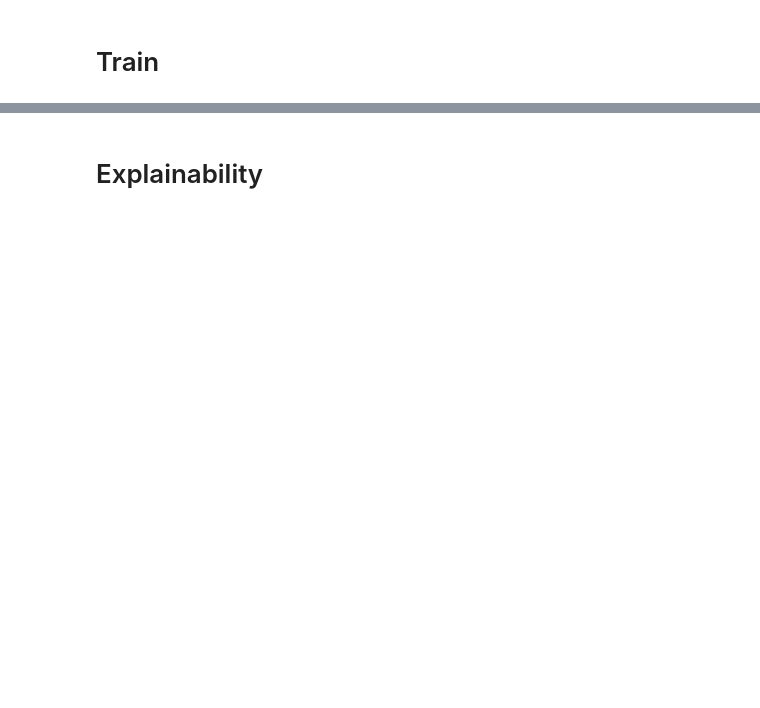
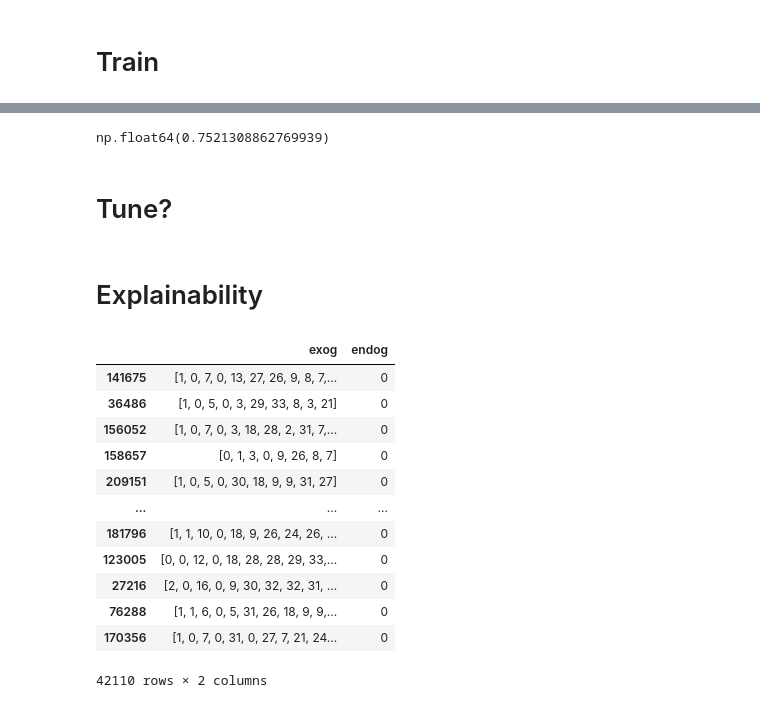
Before and after one commit to Efithor/riichi-dendrology, a Jupyter notebook: train_test.ipynb, the cells around one changed output, grey strips where cells are left out. Saved outputs shown, nothing was run; the diff lists cells and outputs as text; code cells hidden in the pictures; blank space fills up the shorter version.

```diff
--- a/train_test.ipynb
+++ b/train_test.ipynb
@@ -344,0 +352,4 @@ Test AUC: 0.30613104261411483
+# %%
+test_auc
+# %% [output]
+np.float64(0.7521308862769939)
@@ -345,2 +358,4 @@ Test AUC: 0.30613104261411483
+# %% [markdown]
+# Tune?
 # %% [markdown]
 # Explainability
@@ -346,0 +364,16 @@ Test AUC: 0.30613104261411483
+# %%
+test
+# %% [output]
+|  | exog | endog |
+| 141675 | [1, 0, 7, 0, 13, 27, 26, 9, 8, 7,... | 0 |
+| 36486 | [1, 0, 5, 0, 3, 29, 33, 8, 3, 21] | 0 |
+| 156052 | [1, 0, 7, 0, 3, 18, 28, 2, 31, 7,... | 0 |
+| 158657 | [0, 1, 3, 0, 9, 26, 8, 7] | 0 |
+| 209151 | [1, 0, 5, 0, 30, 18, 9, 9, 31, 27] | 0 |
+| ... | ... | ... |
+| 181796 | [1, 1, 10, 0, 18, 9, 26, 24, 26, ... | 0 |
+| 123005 | [0, 0, 12, 0, 18, 28, 28, 29, 33,... | 0 |
+| 27216 | [2, 0, 16, 0, 9, 30, 32, 32, 31, ... | 0 |
+| 76288 | [1, 1, 6, 0, 5, 31, 26, 18, 9, 9,... | 0 |
+| 170356 | [1, 0, 7, 0, 31, 0, 27, 7, 21, 24... | 0 |
+42110 rows × 2 columns
```
Also changed, not shown: parts of 27 cells of this notebook, 5 other files.
